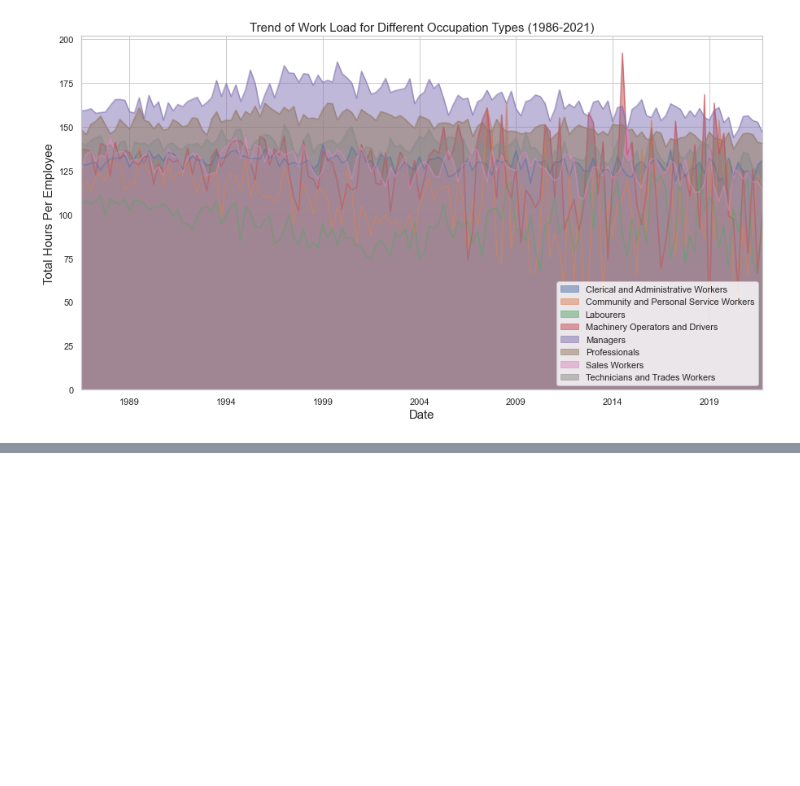
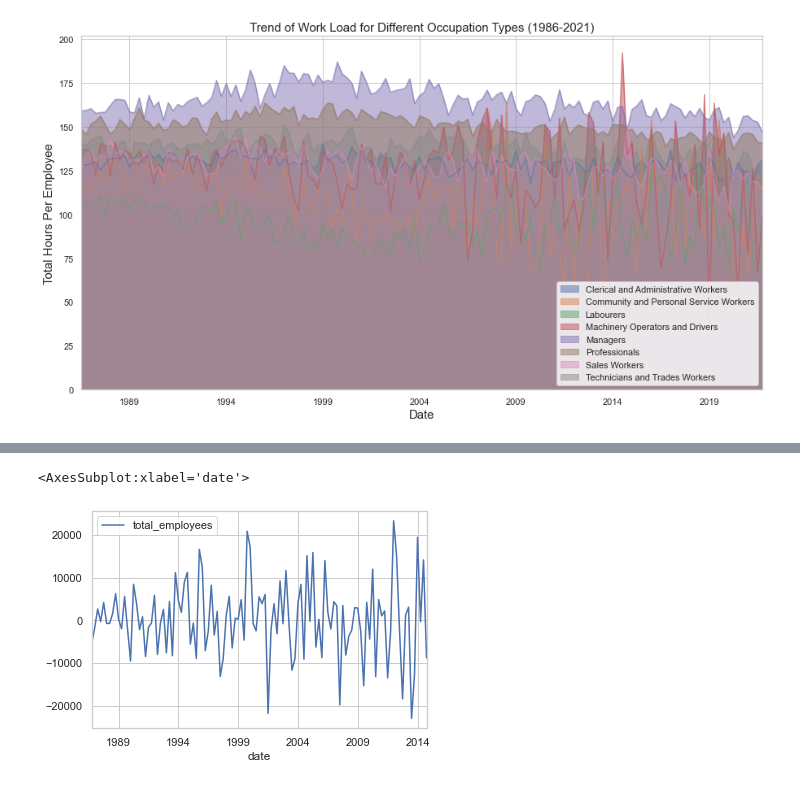
Before and after one commit to Gooner12/tca_sample_test, a Jupyter notebook: Analysis.ipynb, the cells around one changed output, grey strips where cells are left out. Drawn from its saved outputs; the diff is of its cells as text; code cells hidden in the pictures; blank space fills up the shorter version.

```diff
--- a/Analysis.ipynb
+++ b/Analysis.ipynb
@@ -786,0 +815,4 @@ df_forecast_pst
+# %%
+# dividing the data into training and testing sets
+train = df_new[:len(df_new) - 28] # taking all the data for training except for the last 7 years
+test = df_new[(len(df_new) - 28):] # taking the last 7 years data as a testing data
@@ -786,0 +840,5 @@ df_forecast_pst
+# %%
+train.plot()
+# %% [output]
+<AxesSubplot:xlabel='date'>
+[figure, added]
```
Also changed, not shown: parts of 99 cells of this notebook.
